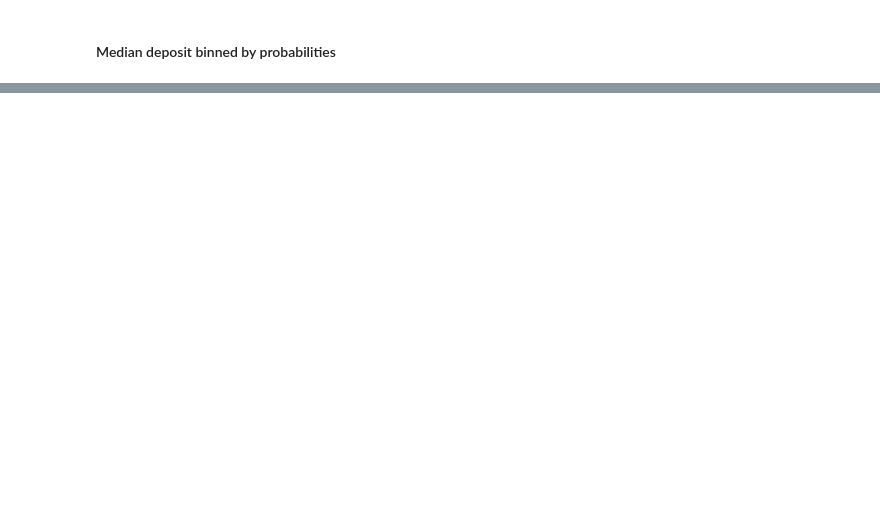
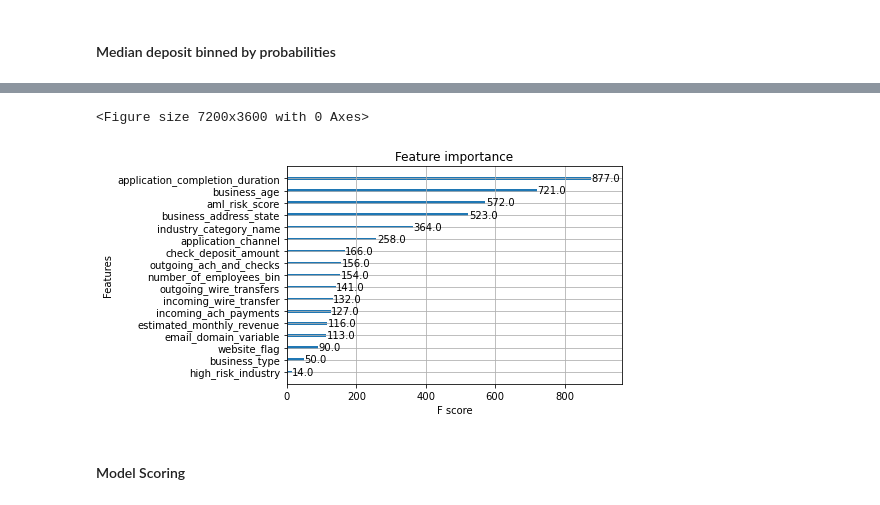
Before and after one commit to sarfraz-novo/deposit-model, a Jupyter notebook: output/Baseline_Model.ipynb, the cells around one changed output, grey strips where cells are left out. Saved outputs shown, nothing was run; the diff lists cells and outputs as text; code cells hidden in the pictures; blank space fills up the shorter version.

```diff
--- a/output/Baseline_Model.ipynb
+++ b/output/Baseline_Model.ipynb
@@ -217,7 +333,6 @@ plt.show()
 # %% [markdown]
 #### XGBoost Fit
 # %%
-
 model = XGBClassifier()
-model.fit(X_train.drop(columns=['total_credit_amount']), y_train)
+model.fit(X_train[independent_variables], y_train)
 # %% [output]
@@ -329,0 +471,9 @@ pandas.Int64Index is deprecated and will be removed from pandas in a future vers
+# %%
+plt.figure(figsize=(100,50))
+plot_importance(model)
+plt.show()
+# %% [output]
+<Figure size 7200x3600 with 0 Axes>
+[figure, added]
+# %% [markdown]
+#### Model Scoring
```
Also changed, not shown: parts of 29 cells of this notebook, 5 other files.
